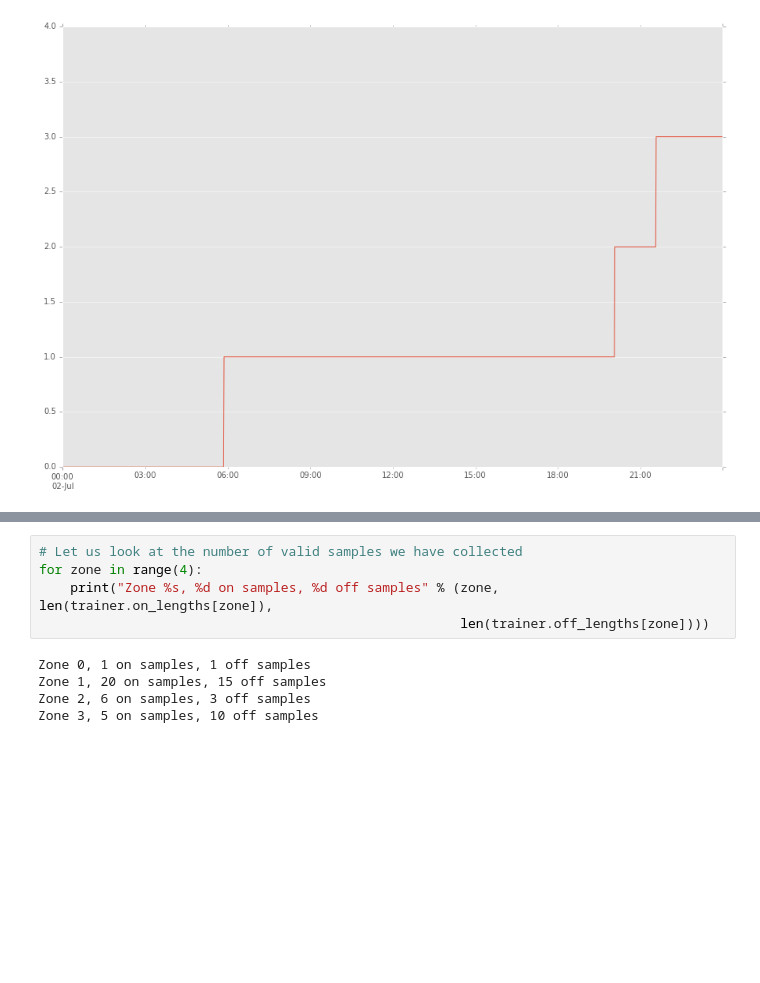
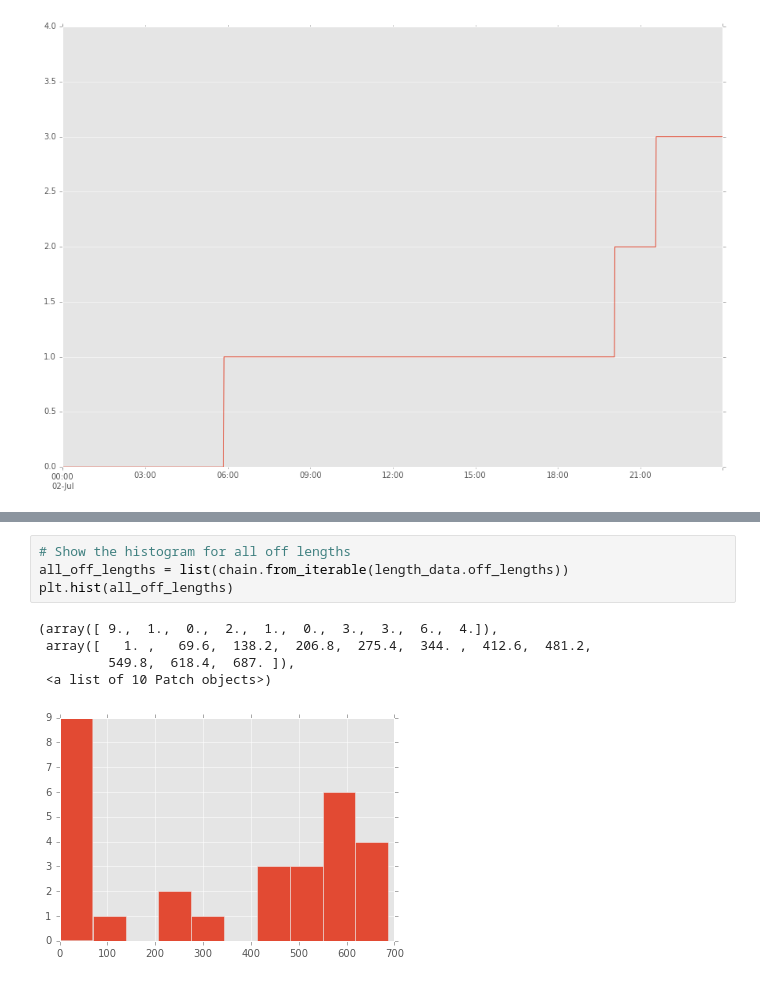
Before and after one commit to mpi-sws-rse/thingflow-examples, a Jupyter notebook: lighting_replay_app/analysis/lux-analysis-front-room.ipynb, the cells around one changed output, grey strips where cells are left out. Cells and saved outputs as stored; diff of their text form; blank space fills up the shorter version.

```diff
--- a/lighting_replay_app/analysis/lux-analysis-front-room.ipynb
+++ b/lighting_replay_app/analysis/lux-analysis-front-room.ipynb
@@ -308,13 +287,13 @@ all on lengths = [4, 5, 5, 5, 5, 6, 6, 7, 7, 7, 15, 22, 28, 29, 60, 60, 62, 62,
          159.2,  178.6,  198. ]),
  <a list of 10 Patch objects>)
 [figure]
-# %%
-# Let us look at the number of valid samples we have collected
-for zone in range(4):
-    print("Zone %s, %d on samples, %d off samples" % (zone, len(trainer.on_lengths[zone]),
-                                                      len(trainer.off_lengths[zone])))
-# %% [output]
-Zone 0, 1 on samples, 1 off samples
-Zone 1, 20 on samples, 15 off samples
-Zone 2, 6 on samples, 3 off samples
-Zone 3, 5 on samples, 10 off samples
+# %%
+# Show the histogram for all off lengths
+all_off_lengths = list(chain.from_iterable(length_data.off_lengths))
+plt.hist(all_off_lengths)
+# %% [output]
+(array([ 9.,  1.,  0.,  2.,  1.,  0.,  3.,  3.,  6.,  4.]),
+ array([   1. ,   69.6,  138.2,  206.8,  275.4,  344. ,  412.6,  481.2,
+         549.8,  618.4,  687. ]),
+ <a list of 10 Patch objects>)
+[figure, added]
```
Also changed, not shown: parts of 28 cells of this notebook, 1 other file.
